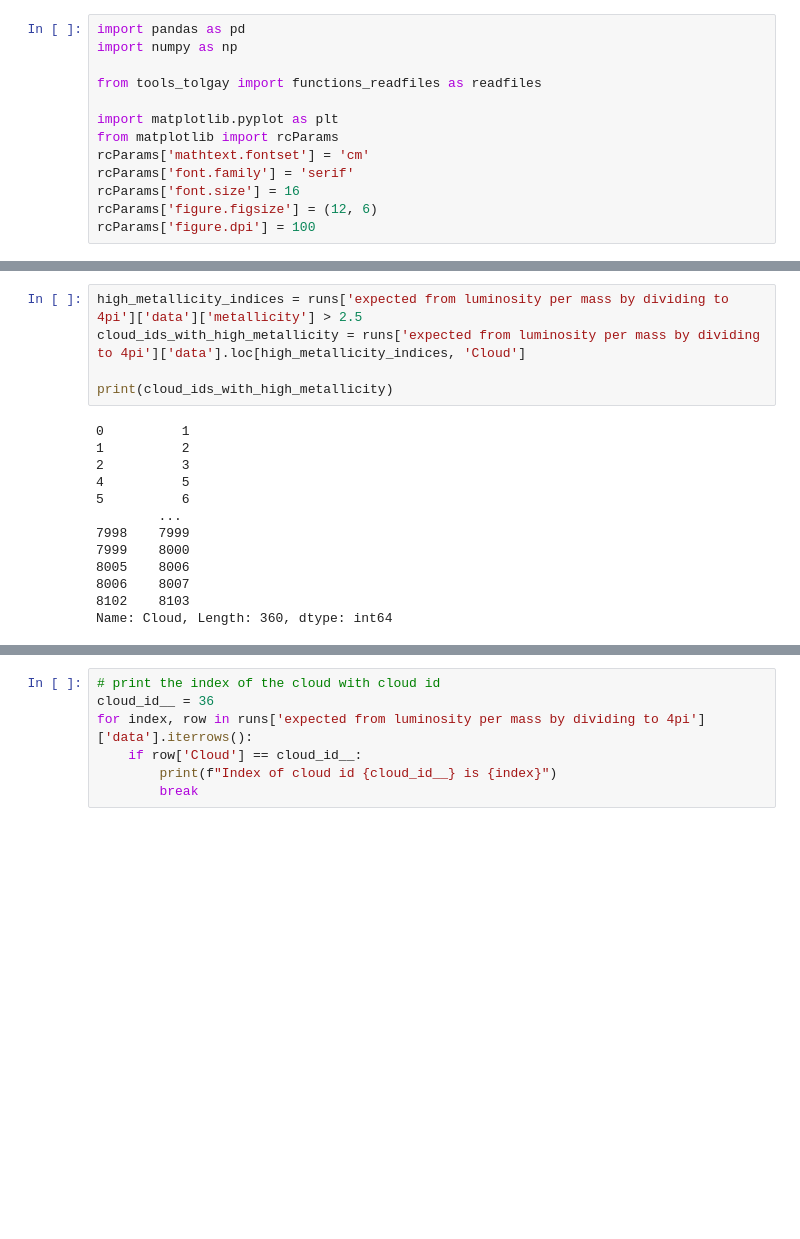
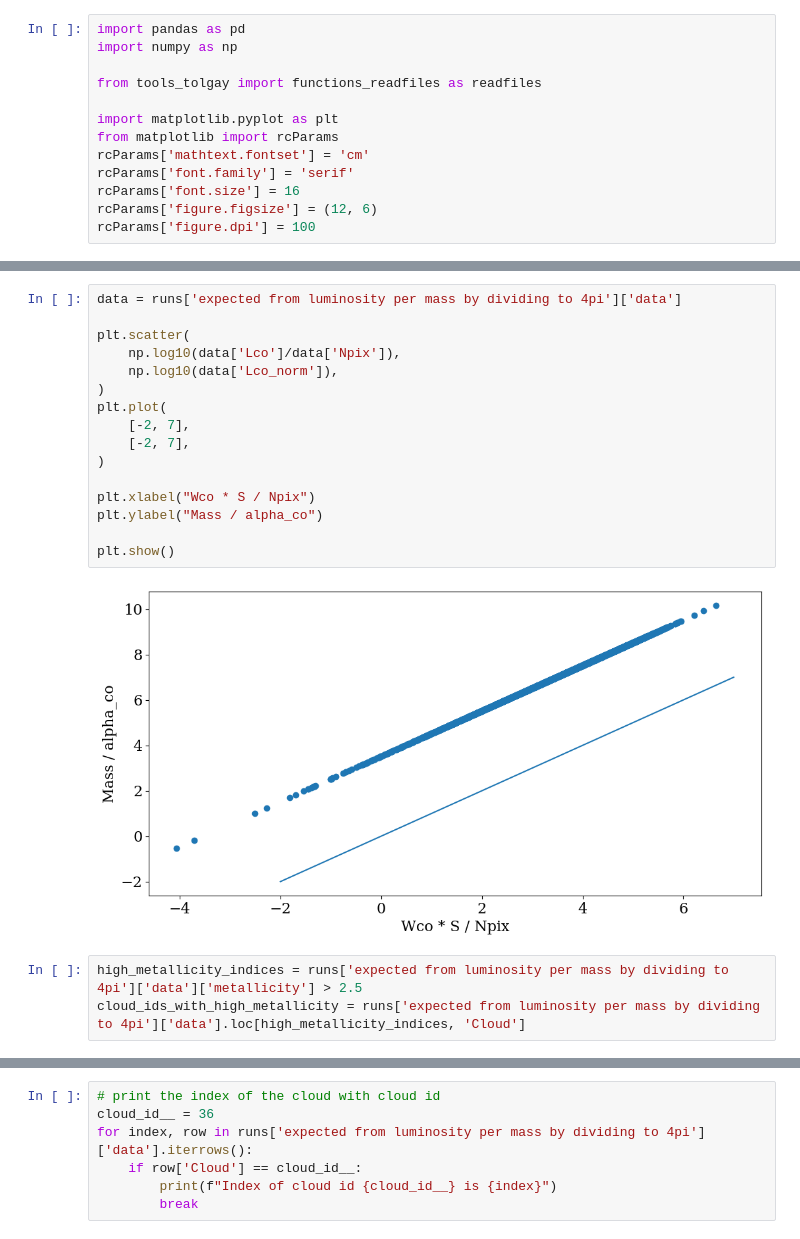
Before and after one commit to dtolgay/niagara_analyze_hden_metallicity_turbulence_isrf_radius, a Jupyter notebook: cloudy/miville_deschenes/miville_deschenes_interpolated.ipynb, the cells around one changed output, grey strips where cells are left out. Drawn from its saved outputs; the diff is of its cells as text; blank space fills up the shorter version.

```diff
--- a/cloudy/miville_deschenes/miville_deschenes_interpolated.ipynb
+++ b/cloudy/miville_deschenes/miville_deschenes_interpolated.ipynb
@@ -76,18 +147,21 @@ for key, value in runs.items():
+# %%
+data = runs['expected from luminosity per mass by dividing to 4pi']['data']
+
+plt.scatter(
+    np.log10(data['Lco']/data['Npix']),
+    np.log10(data['Lco_norm']),
+)
+plt.plot(
+    [-2, 7],
+    [-2, 7],
+)
+
+plt.xlabel("Wco * S / Npix")
+plt.ylabel("Mass / alpha_co")
+
+plt.show()
+# %% [output]
+[figure, added]
 # %%
 high_metallicity_indices = runs['expected from luminosity per mass by dividing to 4pi']['data']['metallicity'] > 2.5
 cloud_ids_with_high_metallicity = runs['expected from luminosity per mass by dividing to 4pi']['data'].loc[high_metallicity_indices, 'Cloud']
-
-print(cloud_ids_with_high_metallicity)
-# %% [output]
-0          1
-1          2
-2          3
-4          5
-5          6
-        ...
-7998    7999
-7999    8000
-8005    8006
-8006    8007
-8102    8103
-Name: Cloud, Length: 360, dtype: int64
```
Also changed, not shown: parts of 16 cells of this notebook, 29 other files.
